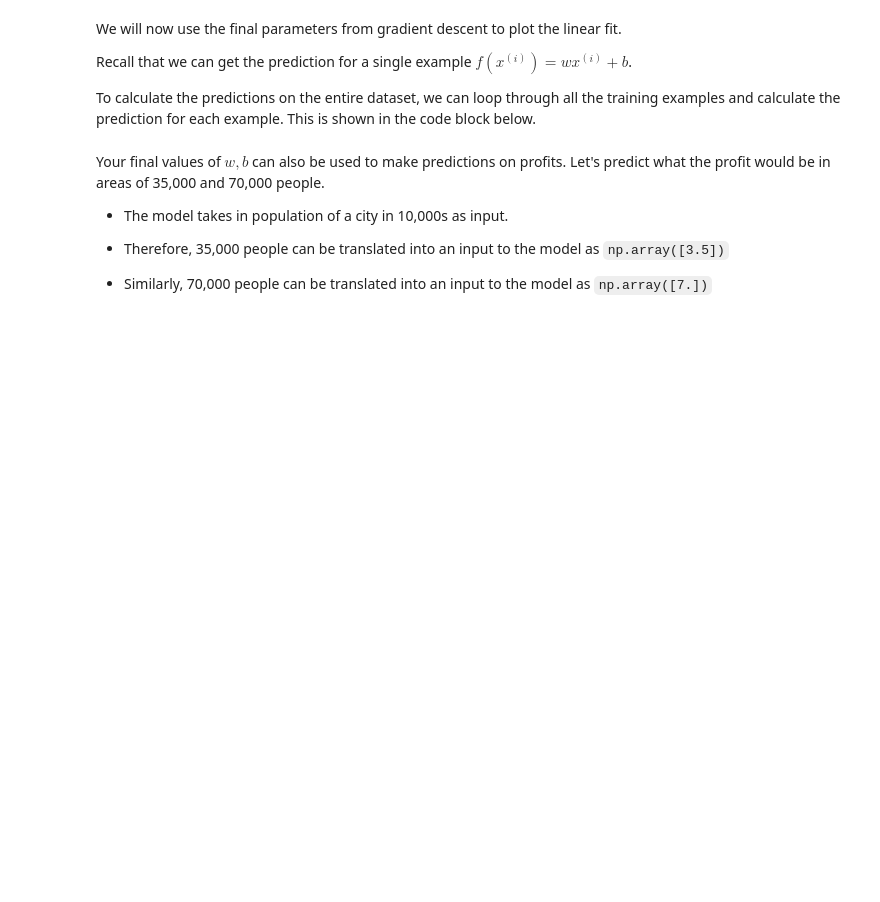
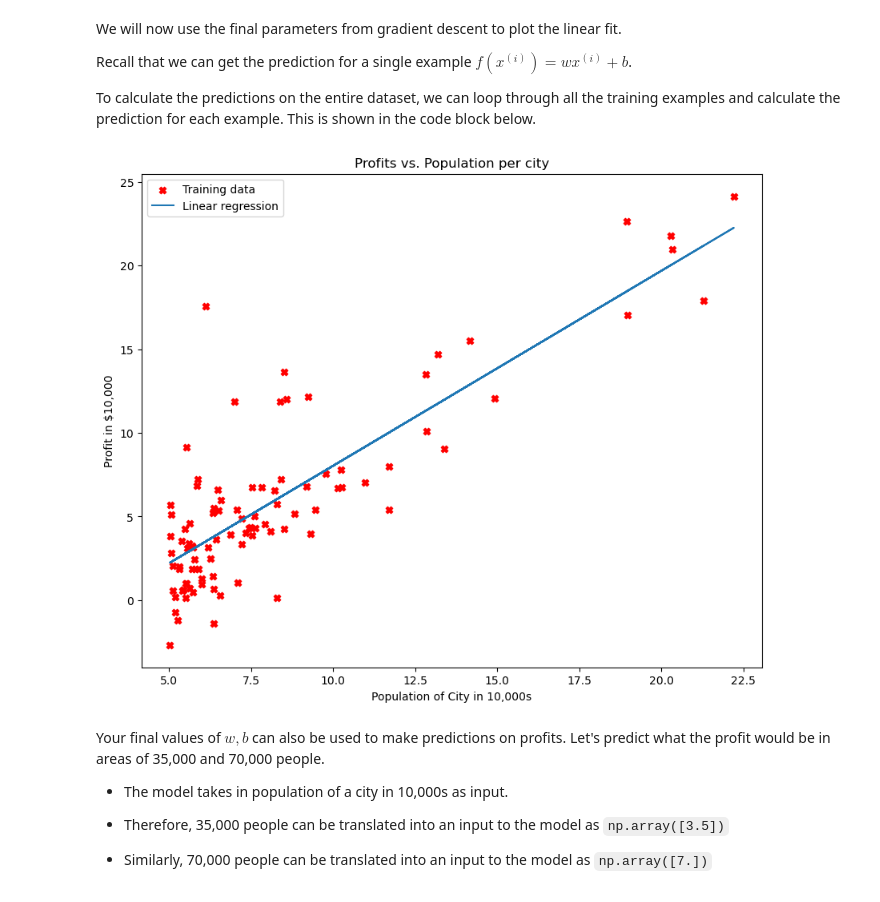
Before and after one commit to Rebellce/Ethan-s-MV-project, a Jupyter notebook: Week3/Week3_Loss_function_and_Optimization_Blank.ipynb, the cells around one changed output. Saved outputs shown, nothing was run; the diff lists cells and outputs as text; code cells hidden in the pictures; blank space fills up the shorter version.

```diff
--- a/Week3/Week3_Loss_function_and_Optimization_Blank.ipynb
+++ b/Week3/Week3_Loss_function_and_Optimization_Blank.ipynb
@@ -453,3 +459,24 @@ for i in range(m):
+# %%
+# Write the code to Plot the linear fit
+plt.figure(figsize=(10,8))
+# Create a scatter plot of the data.
+plt.scatter(x_train, y_train, marker='X', c='r', label='Training data')
+# Plot the linear fit
+plt.plot(x_train, predicted, label='Linear regression')
+# Set the x-axis label
+plt.xlabel('Population of City in 10,000s')
+# Set the y-axis label
+plt.ylabel('Profit in $10,000')
+# Set a title
+plt.title('Profits vs. Population per city')
+# show a legend on the plot
+plt.legend()
+# Display the figure
+plt.show()
+
+# 'Write the code here'
+# %% [output]
+[figure, added]
 # %% [markdown]
 Your final values of $w,b$ can also be used to make predictions on profits. Let's predict what the profit would be in areas of 35,000 and 70,000 people.
 
```
Also changed, not shown: parts of 4 cells of this notebook.
